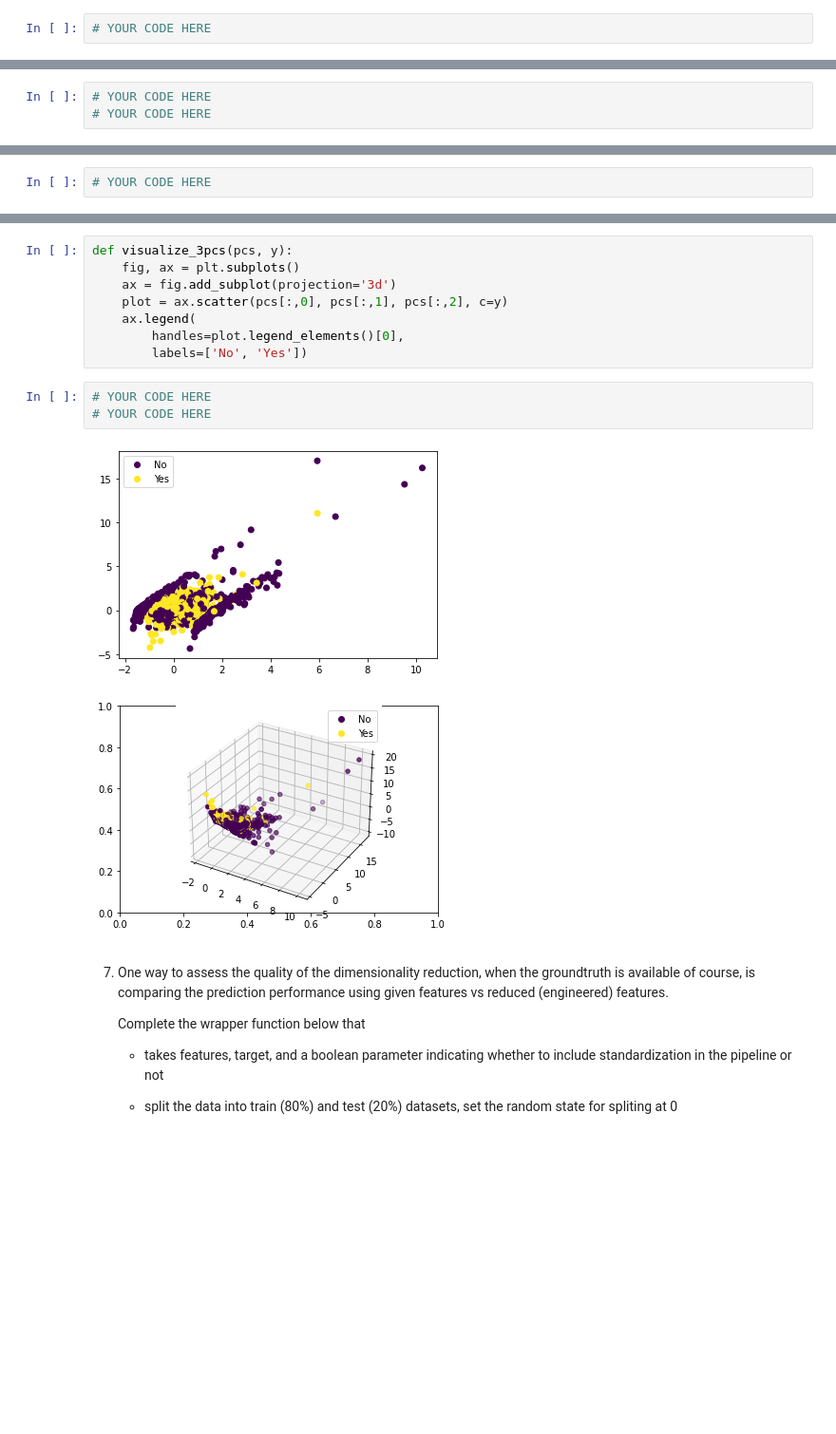
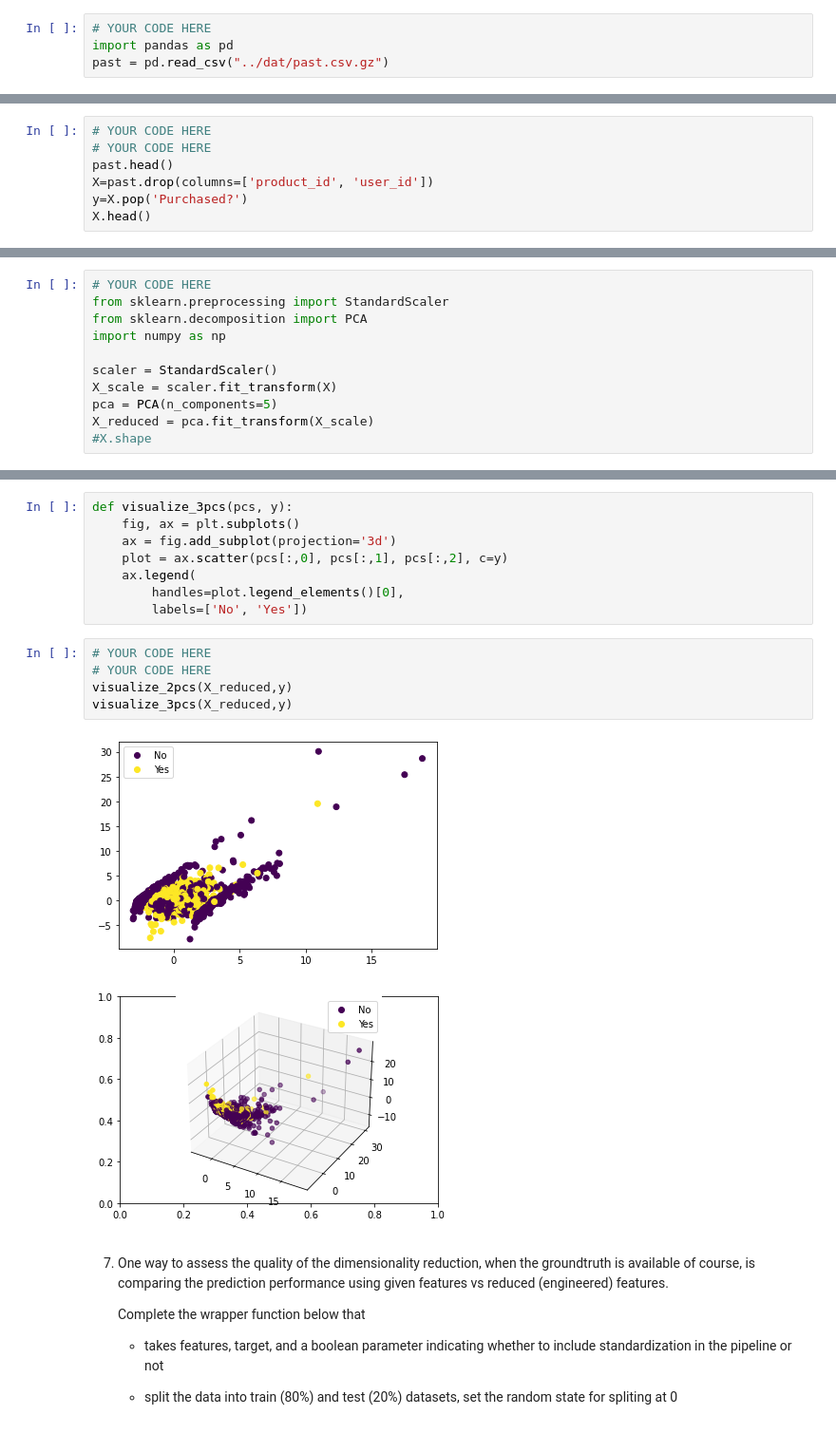
Before and after one commit to sireeshgit/naive-addition, a Jupyter notebook: assignments/week-7-unsuper-lrn/nb/new-product-launch.ipynb, the cells around one changed output, grey strips where cells are left out. Shown at 95% size. Saved outputs shown, nothing was run; the diff lists cells and outputs as text; blank space fills up the shorter version.

```diff
--- a/assignments/week-7-unsuper-lrn/nb/new-product-launch.ipynb
+++ b/assignments/week-7-unsuper-lrn/nb/new-product-launch.ipynb
@@ -29,6 +29,8 @@ By the end of this session, you will be able to:
     Data in `past.csv.gz` was propcessed; e.g., features indicating time of day, day of week, month, and year of the purchase have been converted to one-hot representations of these categories.
 # %%
 # YOUR CODE HERE
+import pandas as pd
+past = pd.read_csv("../dat/past.csv.gz")
 # %%
 past.columns
 # %% [output]
@@ -68,3 +75,7 @@ Index(['product_id', 'user_id', 'NumOfEventsInJourney', 'NumSessions',
 # %%
 # YOUR CODE HERE
 # YOUR CODE HERE
+past.head()
+X=past.drop(columns=['product_id', 'user_id'])
+y=X.pop('Purchased?')
+X.head()
@@ -79,3 +98,12 @@ assert y.shape == (5000,)
     If time permits, read [Does mean centering or feature scaling affect a Principal Component Analysis?](https://sebastianraschka.com/faq/docs/pca-scaling.html) or [discussion 1](https://stats.stackexchange.com/questions/53/pca-on-correlation-or-covariance).
 # %%
 # YOUR CODE HERE
+from sklearn.preprocessing import StandardScaler
+from sklearn.decomposition import PCA
+import numpy as np
+
+scaler = StandardScaler()
+X_scale = scaler.fit_transform(X)
+pca = PCA(n_components=5)
+X_reduced = pca.fit_transform(X_scale)
+#X.shape
@@ -109,9 +142,11 @@ def visualize_3pcs(pcs, y):
 # %%
 # YOUR CODE HERE
 # YOUR CODE HERE
+visualize_2pcs(X_reduced,y)
+visualize_3pcs(X_reduced,y)
 # %% [output]
-[figure, old version]
+[figure, new version]
-[figure, old version]
+[figure, new version]
 # %% [markdown]
 7. One way to assess the quality of the dimensionality reduction, when the groundtruth is available of course, is comparing the prediction performance using given features vs reduced (engineered) features.
 
```
Also changed, not shown: parts of 40 cells of this notebook, 1 other file.
